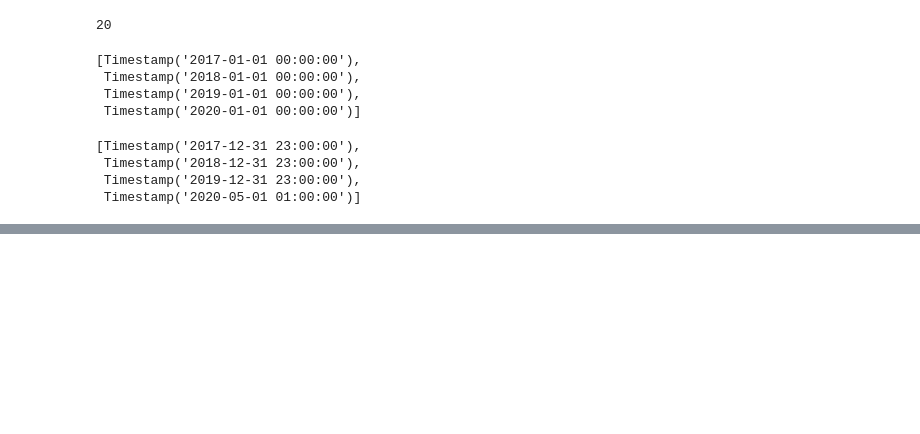
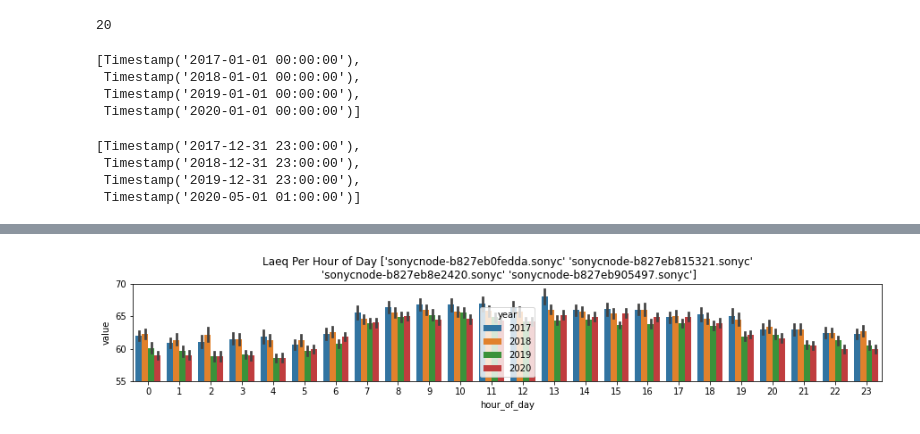
Before and after one commit to mt4426/Project, a Jupyter notebook: birds_analysis.ipynb, the cells around one changed output, grey strips where cells are left out. Cells and saved outputs as stored; diff of their text form; code cells hidden in the pictures; blank space fills up the shorter version.

```diff
--- a/birds_analysis.ipynb
+++ b/birds_analysis.ipynb
@@ -523,0 +628,10 @@ plt.savefig('bird_act_vs_noise_.pdf', bbox_inches='tight')
+# %%
+#     for year in _df['year'].unique():
+plt.figure(figsize=(15,2))
+df_spl_laeq = df_spl_res[df_spl_res.variable=='laeq']
+sns.barplot(x="hour_of_day", y="value", hue="year", data=df_spl_laeq)
+plt.title(f"Laeq Per Hour of Day {df_spl_laeq['sensor_id'].unique()}")
+plt.ylim([55,70])
+plt.show()
+# %% [output]
+[figure, added]
```
Also changed, not shown: parts of 40 cells of this notebook, 1 other file.
